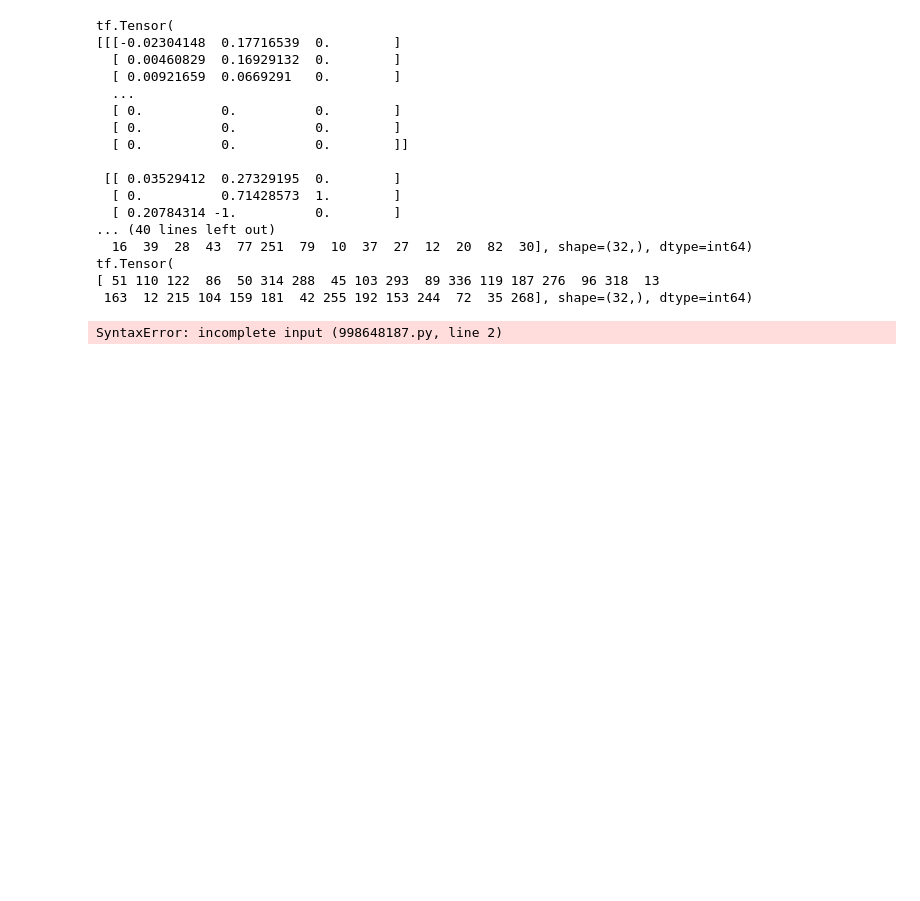
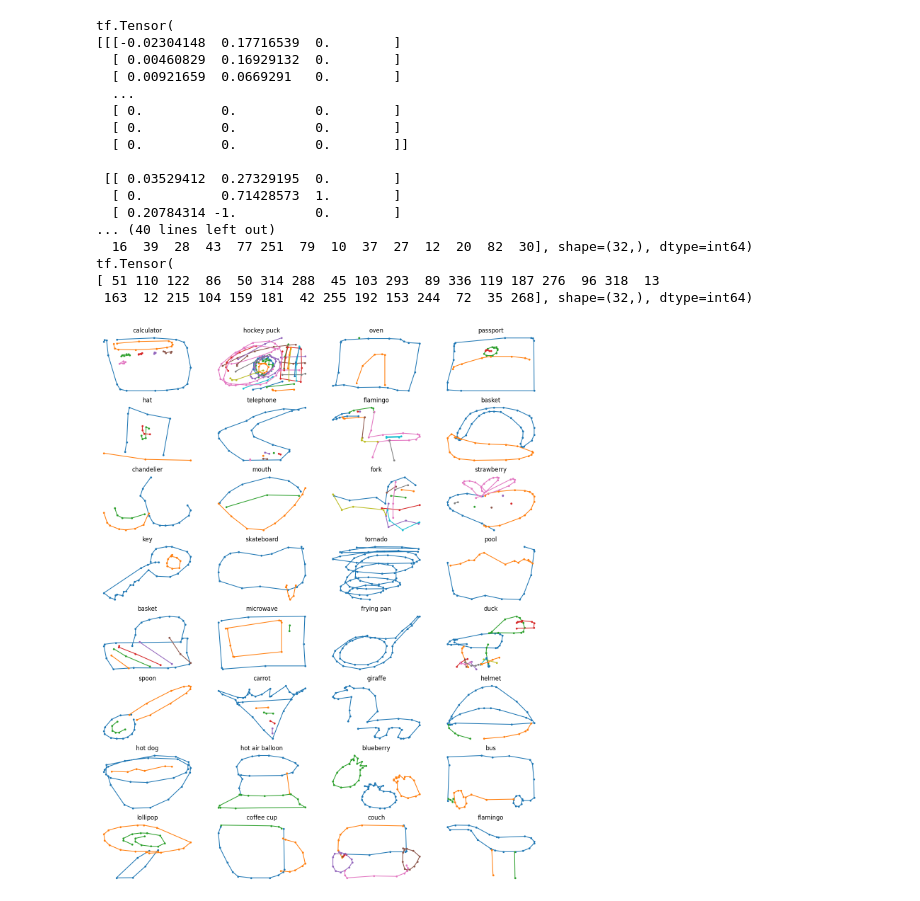
Before and after one commit to Ediblock/SketchRNN-classifier, a Jupyter notebook: SketchRNN.ipynb, the cells around one changed output. Drawn from its saved outputs; the diff is of its cells as text; code cells hidden in the pictures; blank space fills up the shorter version.

```diff
--- a/SketchRNN.ipynb
+++ b/SketchRNN.ipynb
@@ -229,4 +231,35 @@ tf.Tensor(
 # %%
-def draw_ink(ink, label=None):
+def draw_ink(ink, label=None, fig=True):
+    separators = np.argwhere(ink[:, -1] == 1).ravel()
+    ink = np.concatenate([[[0, 0, 0]], ink])
+    ink = np.cumsum(ink[:, :2], axis=0)
+    if fig:
+        plt.figure()
+    separators += 2
+    plt.axis(False)
+    # plt.plot(ink[0:separators[0], 0], ink[0:separators[0], 1], 'b-o')
+    # plt.plot(ink[separators[0]:separators[1], 0], ink[separators[0]:separators[1], 1], 'r-o')
+    ink[:, -1] = -ink[:, -1]
+    if label:
+        plt.title(label)
+    plt.plot(ink[0:separators[0], 0], ink[0:separators[0], 1], '.-')
+    for i in range(len(separators) - 1):
+        plt.plot(ink[separators[i]:separators[i + 1], 0], ink[separators[i]:separators[i + 1], 1], '.-')
-# %% [output]
-SyntaxError: incomplete input (998648187.py, line 2)
+# %%
+def draw_samples(inks, n_samples, labels):
+    if n_samples > 32:
+        n_samples = 32
+    n_cols = 4
+    n_rows = n_samples//n_cols
+    fig = plt.figure(figsize=(n_rows*2, n_cols*5))
+
+    for i in range(n_samples):
+        plt.subplot(n_rows, n_cols, i + 1)
+        plt.axis(False)
+        draw_ink(inks[i], train_classes[labels[i]], fig=False)
+    plt.show()
+# %%
+for inks, shapes, labels in train_data.take(1):
+    draw_samples(inks.numpy(), len(shapes.numpy()), labels.numpy())
+# %% [output]
+[figure, added]
```
Also changed, not shown: parts of 3 cells of this notebook.
